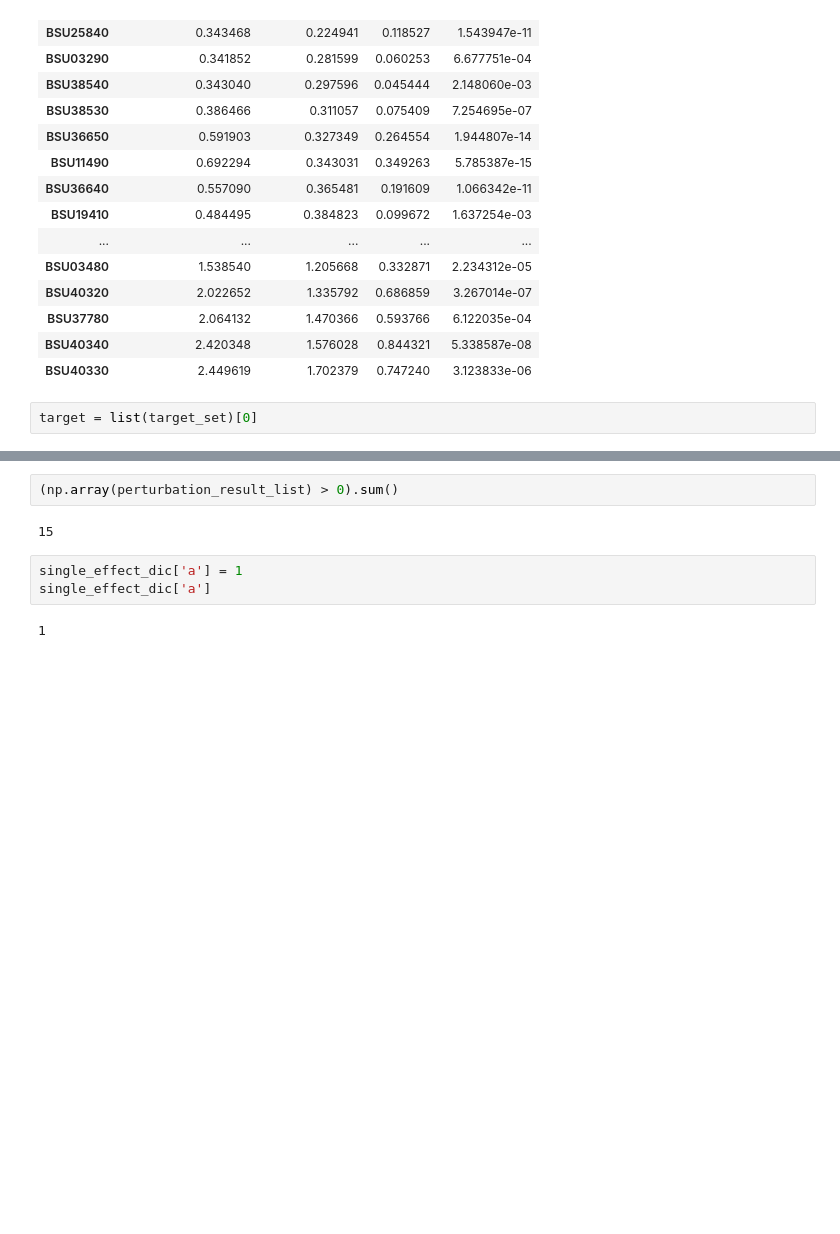
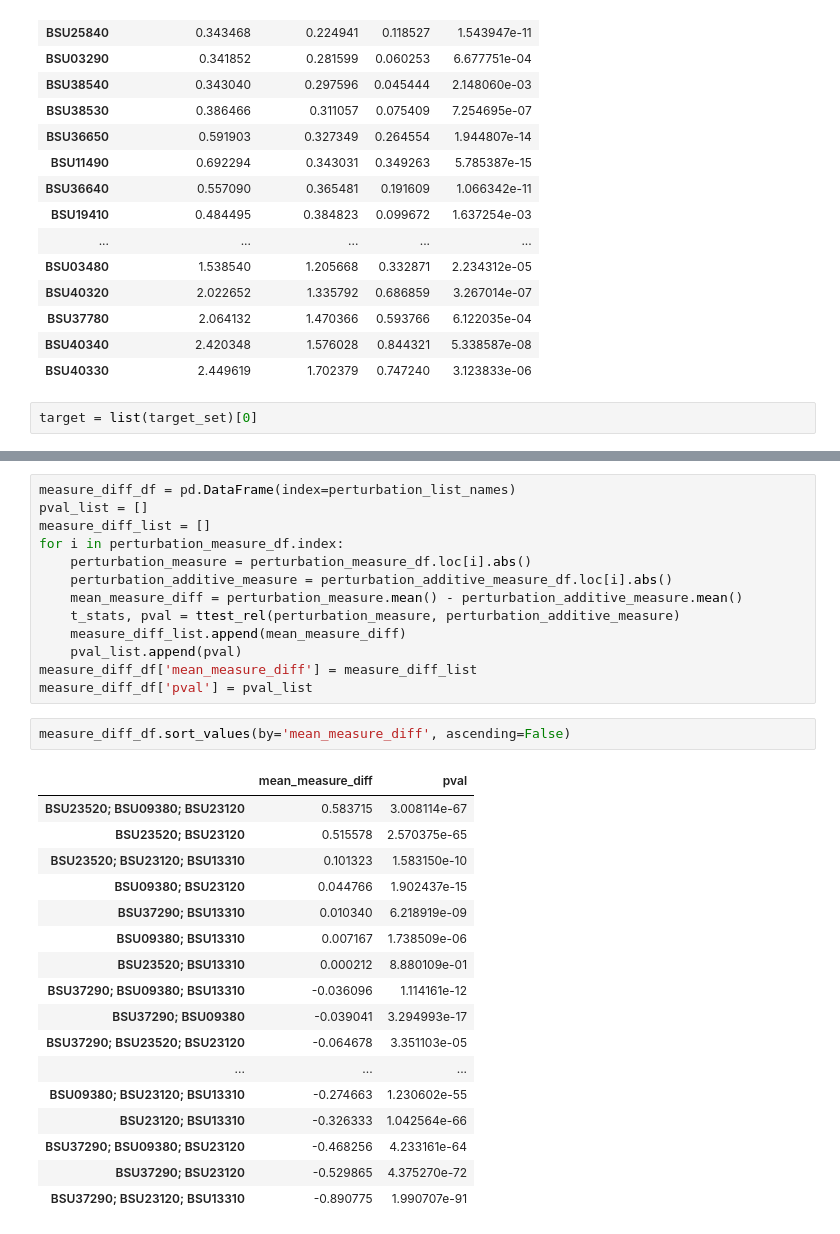
Before and after one commit to IcyFermion/feature_synergy, a Jupyter notebook: subtilis_exp.ipynb, the cells around one changed output, grey strips where cells are left out. Saved outputs shown, nothing was run; the diff lists cells and outputs as text; blank space fills up the shorter version.

```diff
--- a/subtilis_exp.ipynb
+++ b/subtilis_exp.ipynb
@@ -168,9 +175,33 @@ for target in target_set:
-# %%
-(np.array(perturbation_result_list) > 0).sum()
-# %% [output]
-15
-# %%
-single_effect_dic['a'] = 1
-single_effect_dic['a']
-# %% [output]
-1
+# %%
+measure_diff_df = pd.DataFrame(index=perturbation_list_names)
+pval_list = []
+measure_diff_list = []
+for i in perturbation_measure_df.index:
+    perturbation_measure = perturbation_measure_df.loc[i].abs()
+    perturbation_additive_measure = perturbation_additive_measure_df.loc[i].abs()
+    mean_measure_diff = perturbation_measure.mean() - perturbation_additive_measure.mean()
+    t_stats, pval = ttest_rel(perturbation_measure, perturbation_additive_measure)
+    measure_diff_list.append(mean_measure_diff)
+    pval_list.append(pval)
+measure_diff_df['mean_measure_diff'] = measure_diff_list
+measure_diff_df['pval'] = pval_list
+# %%
+measure_diff_df.sort_values(by='mean_measure_diff', ascending=False)
+# %% [output]
+|  | mean_measure_diff | pval |
+| BSU23520; BSU09380; BSU23120 | 0.583715 | 3.008114e-67 |
+| BSU23520; BSU23120 | 0.515578 | 2.570375e-65 |
+| BSU23520; BSU23120; BSU13310 | 0.101323 | 1.583150e-10 |
+| BSU09380; BSU23120 | 0.044766 | 1.902437e-15 |
+| BSU37290; BSU13310 | 0.010340 | 6.218919e-09 |
+| BSU09380; BSU13310 | 0.007167 | 1.738509e-06 |
+| BSU23520; BSU13310 | 0.000212 | 8.880109e-01 |
+| BSU37290; BSU09380; BSU13310 | -0.036096 | 1.114161e-12 |
+| BSU37290; BSU09380 | -0.039041 | 3.294993e-17 |
+| BSU37290; BSU23520; BSU23120 | -0.064678 | 3.351103e-05 |
+| ... | ... | ... |
+| BSU09380; BSU23120; BSU13310 | -0.274663 | 1.230602e-55 |
+| BSU23120; BSU13310 | -0.326333 | 1.042564e-66 |
+| BSU37290; BSU09380; BSU23120 | -0.468256 | 4.233161e-64 |
+| BSU37290; BSU23120 | -0.529865 | 4.375270e-72 |
+| BSU37290; BSU23120; BSU13310 | -0.890775 | 1.990707e-91 |
```
Also changed, not shown: parts of 1 cell of this notebook.
